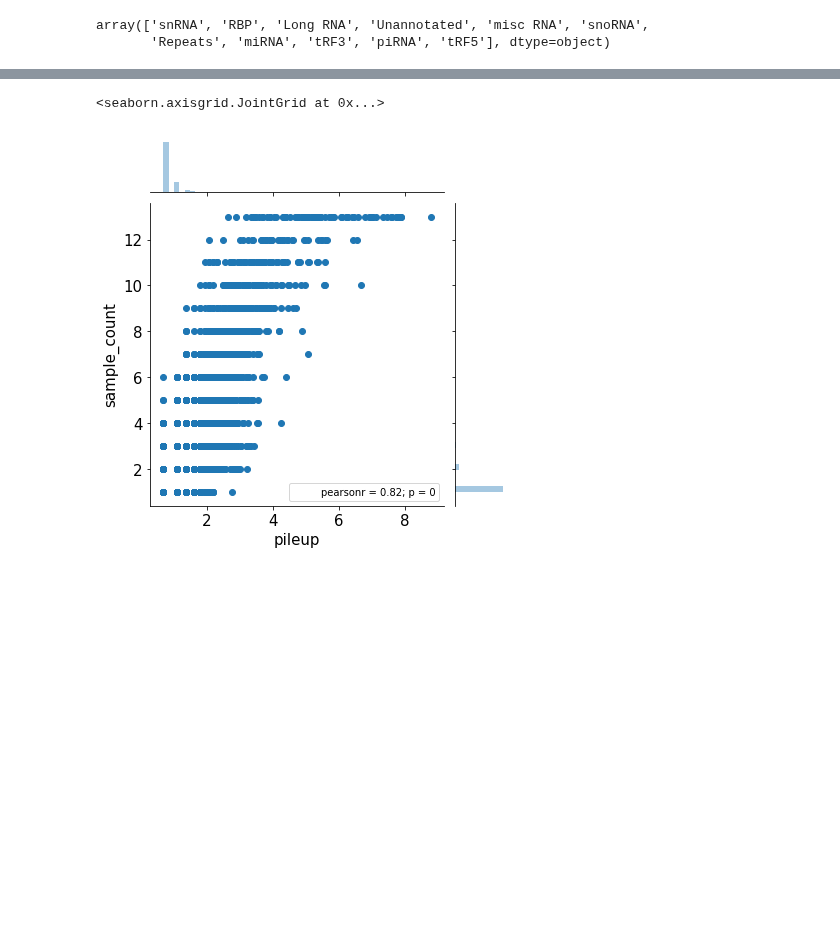
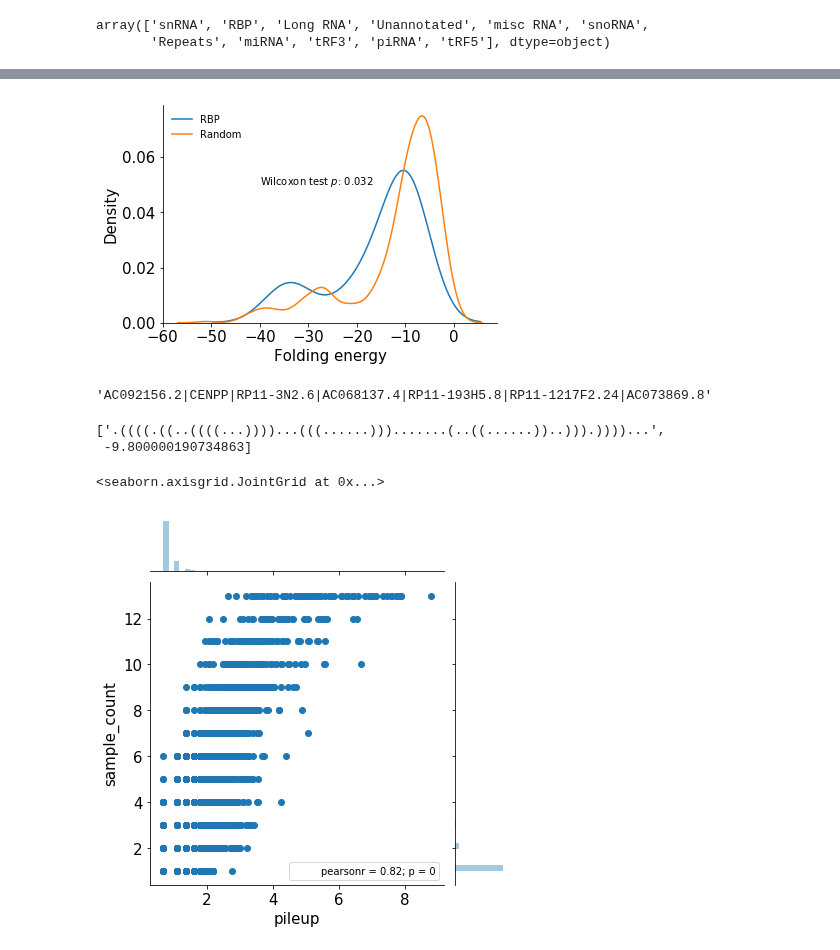
Before and after one commit to wckdouglas/cfNA, a Jupyter notebook: plots/peak_analysis.ipynb, the cells around one changed output, grey strips where cells are left out. Cells and saved outputs as stored; diff of their text form; code cells hidden in the pictures; blank space fills up the shorter version.

```diff
--- a/plots/peak_analysis.ipynb
+++ b/plots/peak_analysis.ipynb
@@ -132,0 +141,14 @@ peak_df.query('sense_gtype=="Long RNA"')
+# %%
+import RNA
+
+rbp = peak_df\
+    .query('sense_gtype=="Long RNA"') \
+    .query('pileup >= %i & sample_count >= %i'%(pileup_cutoff, sample_cutoff))\
+    .assign(seq = lambda d: list(map(fetch_seq, d.chrom, d.start, d.end, d.strand))) \
+    .assign(mt = lambda d: d.seq.map(is_mt))  \
+    .assign(shape = lambda d: d.seq.map(RNA.fold))\
+    .assign(energy = lambda d: list(map(lambda x: x[1], d['shape'])))\
+    .assign(shape = lambda d: list(map(lambda x: x[0], d['shape'])))\
+    .assign(width = lambda d: d.end - d.start)\
+    .sort_values('log10p', ascending=False)
+rbp.head(15)
@@ -132,0 +179,3 @@ peak_df.query('sense_gtype=="Long RNA"')
+# %%
+fold = rbp.nlargest(15,'log10p').pipe(lambda d: d[~d.sense_gname.str.contains('RMRP|RPPH1|AC019188.1|HIST')])
+fold
@@ -132,0 +196,29 @@ peak_df.query('sense_gtype=="Long RNA"')
+# %%
+import random
+from collections import Counter
+from scipy.stats import ranksums
+
+es = []
+bases = list('ACTG')
+for w, seq in zip(fold.width, fold.seq):
+    b = Counter(seq.upper())
+    weights = [b[n] for n in bases]
+    for i in range(40):
+        random_seq = ''.join(random.choices(list('ACTG'),
+                                            k=w, weights=weights))
+        s, e = RNA.fold(random_seq)
+        es.append(e)
+# %%
+w, p = ranksums(es, fold.energy.values)
+# %%
+ax = plt.subplot()
+sns.distplot(fold.energy, label = 'RBP', ax = ax, hist=False)
+sns.distplot(es, label = 'Random', ax = ax, hist=False)
+ax.text(-40,0.05, 'Wilcoxon test $p$: %.3f' %p)
+ax.legend(frameon=False)
+sns.despine()
+ax.set_xlabel('Folding energy')
+ax.set_ylabel('Density')
+plt.savefig(figure_path + '/fold_energy.pdf', bbox_inches='tight')
+# %% [output]
+[figure, added]
@@ -133,3 +234,12 @@ peak_df.query('sense_gtype=="Long RNA"')
+# %%
+'|'.join(closest.nlargest(20, 'log10p').query('distance < 100').sense_gname)
+# %% [output]
+'AC092156.2|CENPP|RP11-3N2.6|AC068137.4|RP11-193H5.8|RP11-1217F2.24|AC073869.8'
+# %%
+RNA.fold(rbp.seq.values[2])
+# %% [output]
+['.((((.((..((((...))))...(((......))).......(..((......))..))).))))...',
+ -9.800000190734863]
 # %%
 sns.jointplot(peak_df.pileup.transform(np.log),
             peak_df.sample_count)
```
Also changed, not shown: parts of 35 cells of this notebook, 11 other files.
